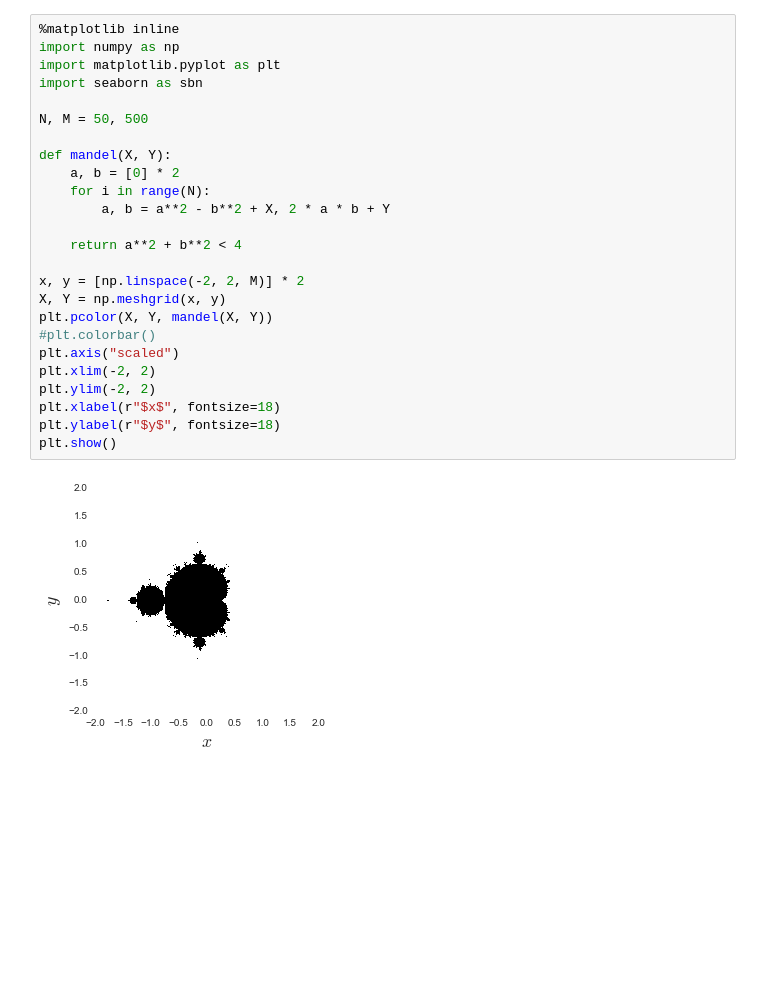
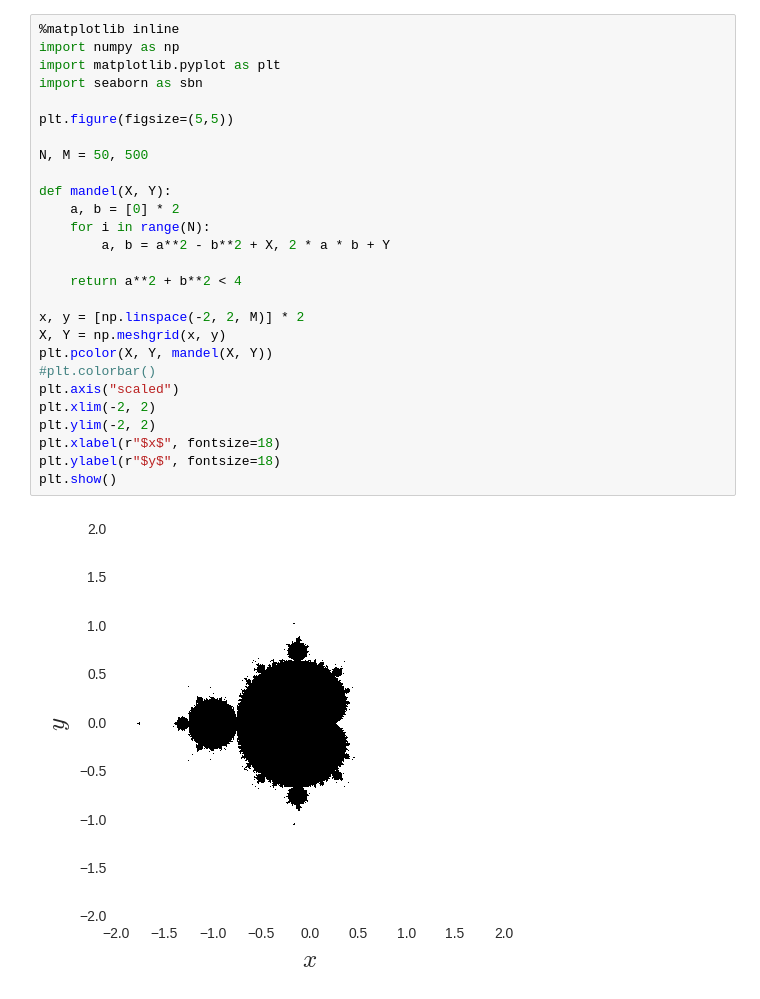
Before and after one commit to jabberwocky0139/QiitaArticles, a Jupyter notebook: Chaos_Fractal.ipynb, the cells around one changed output. Drawn from its saved outputs; the diff is of its cells as text; blank space fills up the shorter version.

```diff
--- a/Chaos_Fractal.ipynb
+++ b/Chaos_Fractal.ipynb
@@ -1,28 +1,30 @@
 # %%
 %matplotlib inline
 import numpy as np
 import matplotlib.pyplot as plt
 import seaborn as sbn
+
+plt.figure(figsize=(5,5))
 
 N, M = 50, 500
 
 def mandel(X, Y):
     a, b = [0] * 2
     for i in range(N):
         a, b = a**2 - b**2 + X, 2 * a * b + Y
 
     return a**2 + b**2 < 4
 
 x, y = [np.linspace(-2, 2, M)] * 2
 X, Y = np.meshgrid(x, y)
 plt.pcolor(X, Y, mandel(X, Y))
 #plt.colorbar()
 plt.axis("scaled")
 plt.xlim(-2, 2)
 plt.ylim(-2, 2)
 plt.xlabel(r"$x$", fontsize=18)
 plt.ylabel(r"$y$", fontsize=18)
 plt.show()
 # %% [output]
-[figure, old version]
+[figure, new version]
 # %%
```
Also changed, not shown: parts of 3 cells of this notebook, 9 other files.
